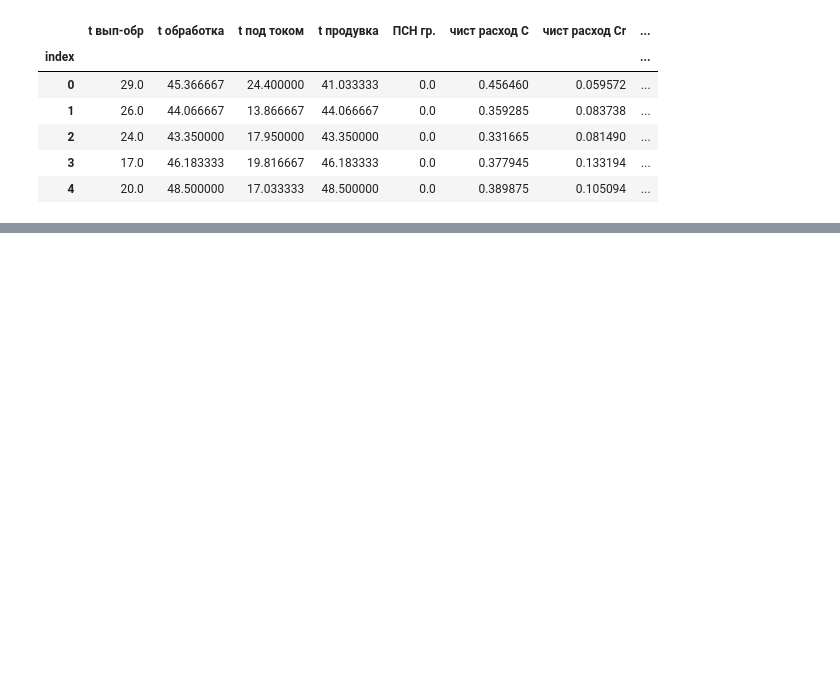
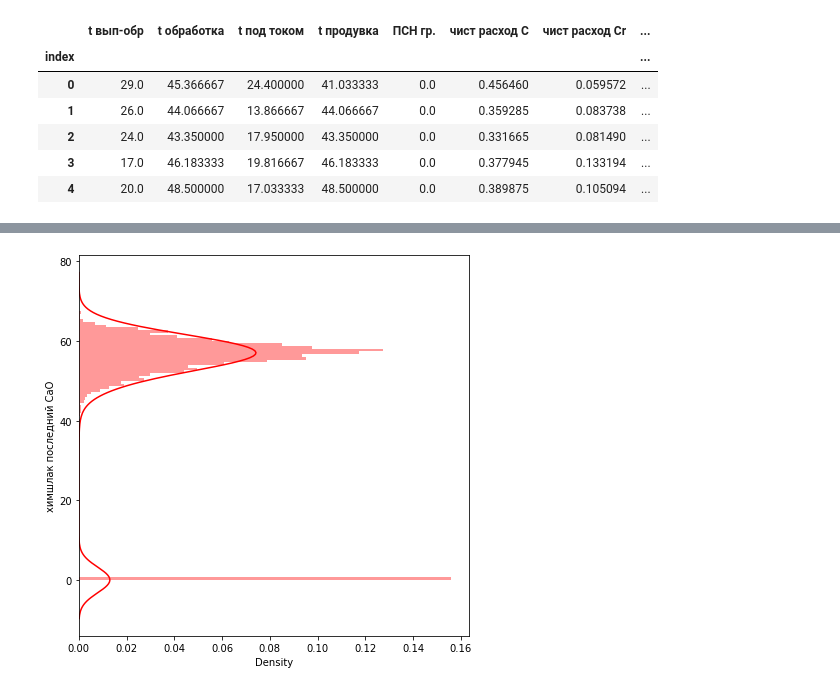
Before and after one commit to OnlyOneUseAcc/Evraz-SCC-prediction, a Jupyter notebook: EDA.ipynb, the cells around one changed output, grey strips where cells are left out. Cells and saved outputs as stored; diff of their text form; code cells hidden in the pictures; blank space fills up the shorter version.

```diff
--- a/EDA.ipynb
+++ b/EDA.ipynb
@@ -115,0 +186,7 @@ mark_data.to_csv(POST_PROCESSING_DATA, sep='\t', index=False)
+# %%
+plt.figure(figsize=(7, 7))
+sns.distplot(mark_data['химшлак последний CaO'], color='r', bins=100, hist_kws={'alpha': 0.4}, vertical=True)
+#plt.show()
+plt.savefig(f'{SOURCE_DATA}target_range_2.png')
+# %% [output]
+[figure, added]
```
Also changed, not shown: parts of 15 cells of this notebook, 7 other files.
